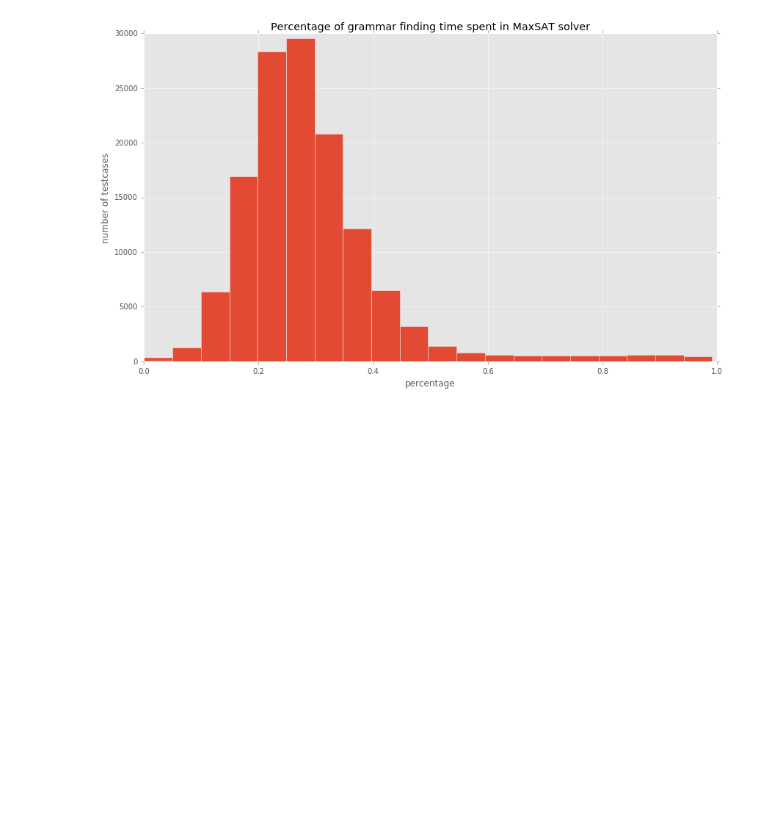
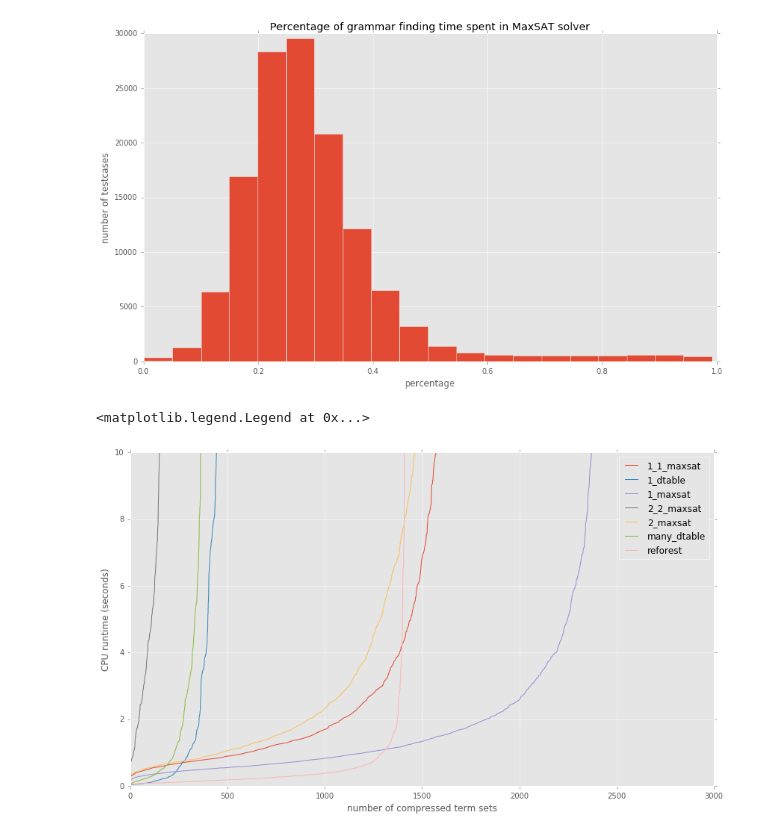
Before and after one commit to gapt/cutintro-results, a Jupyter notebook: 2015-11-24/cutintro.ipynb, the cells around one changed output. Cells and saved outputs as stored; diff of their text form; code cells hidden in the pictures; blank space fills up the shorter version.

```diff
--- a/2015-11-24/cutintro.ipynb
+++ b/2015-11-24/cutintro.ipynb
@@ -487,3 +420,20 @@ ax.set_ylabel('number of testcases')
 # %% [output]
 <matplotlib.text.Text at 0x...>
 [figure]
+# %%
+plt.figure(figsize=(14,8))
+for method in methods:
+    plt.plot(data[(data.method==method)&
+                  (data.grammar_size>0)&
+                  (data.grammar_size<0.75*data.termset)&
+                  (data.termset_trivial==False)&
+                  (data.file.str.contains('Solution'))
+                 ].time_grammar.sort_values().values / 1000,
+             label=method)
+plt.xlabel('number of compressed term sets')
+plt.ylabel('CPU runtime (seconds)')
+plt.ylim(0,10)
+plt.legend(loc='best')
+# %% [output]
+<matplotlib.legend.Legend at 0x...>
+[figure, added]
```
Also changed, not shown: parts of 13 cells of this notebook.
